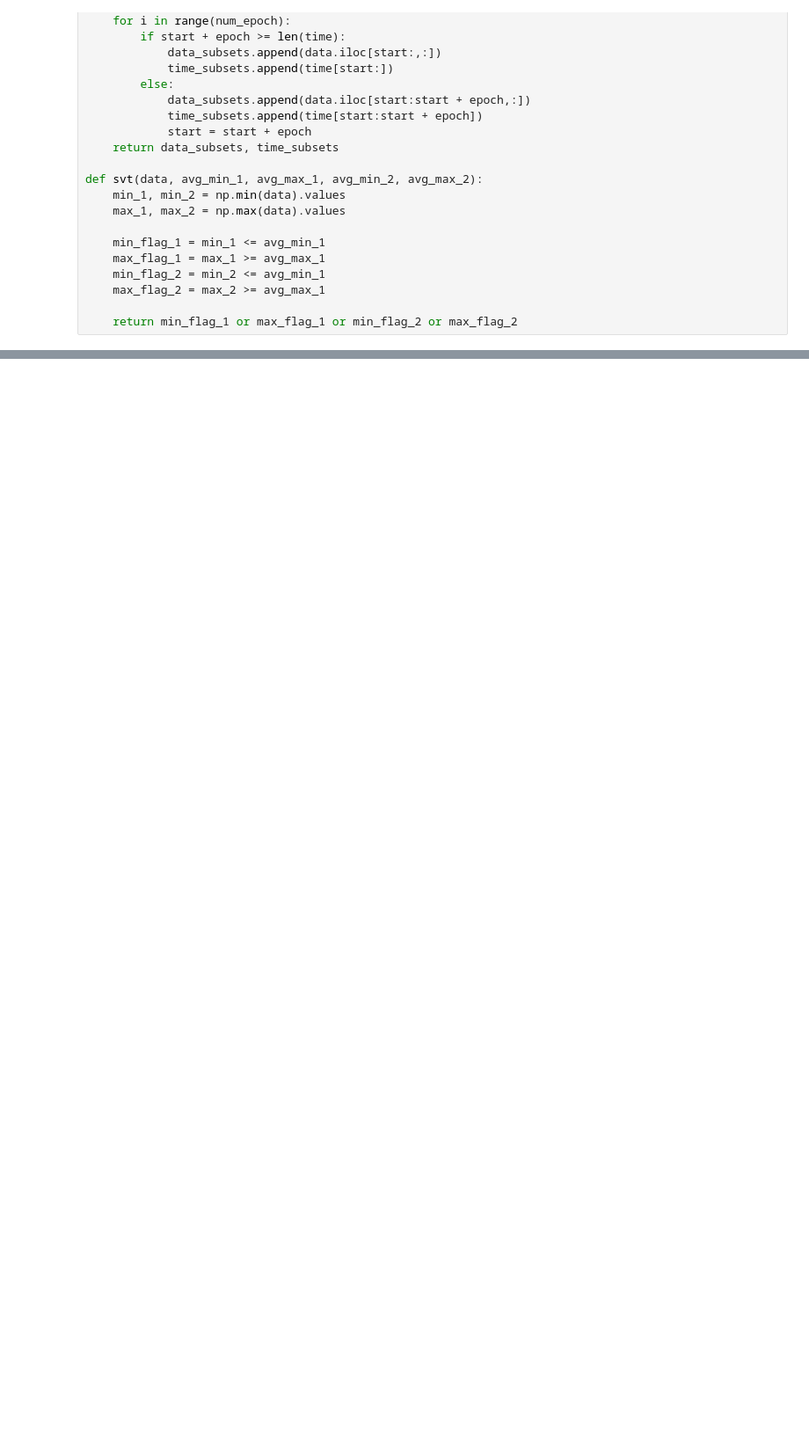
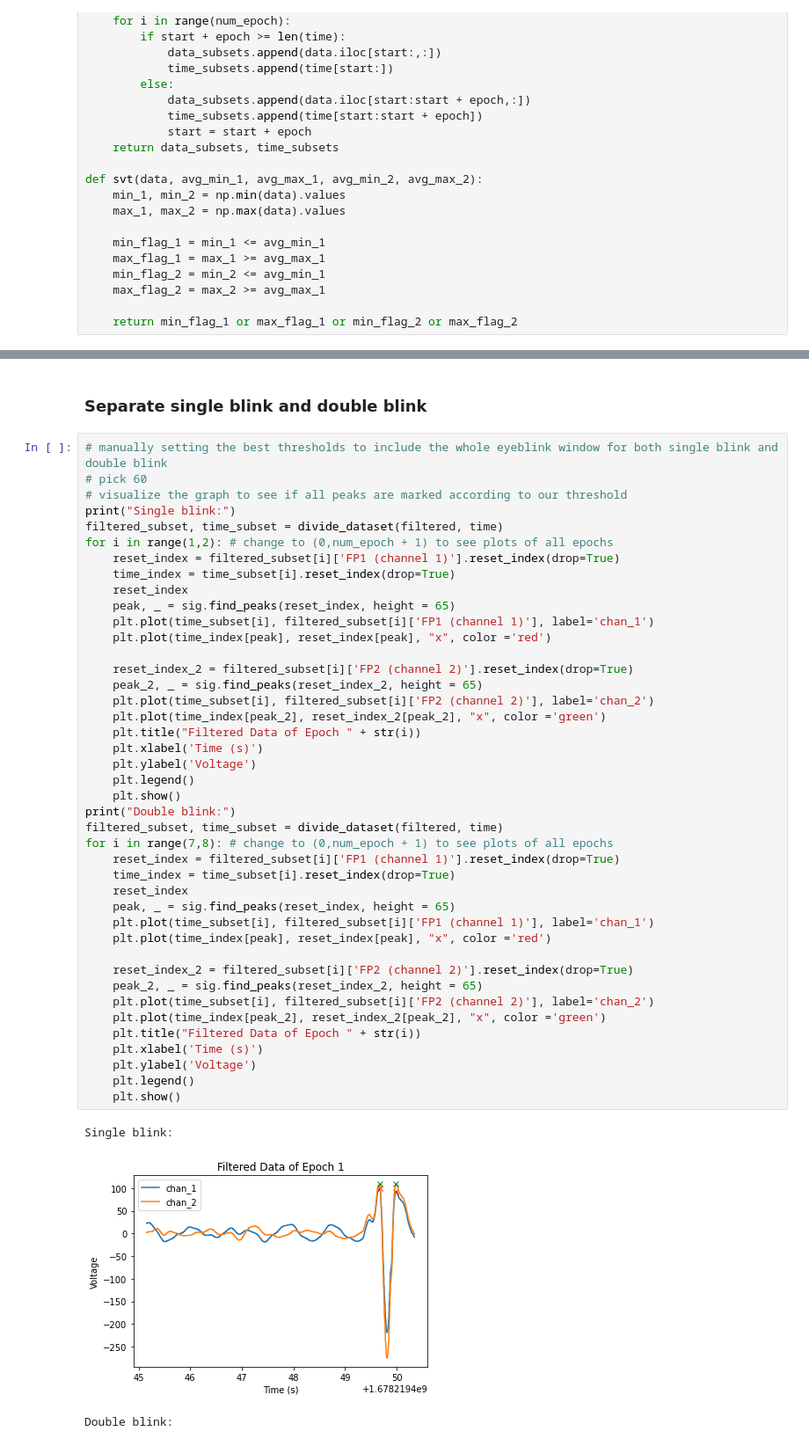
Before and after one commit to zikang-c/COGS-189-Dinosaur-Game-with-Eyeblink, a Jupyter notebook: Preprocess.ipynb, the cells around one changed output, grey strips where cells are left out. Shown: that part at 88% size. Saved outputs shown, nothing was run; the diff lists cells and outputs as text; blank space fills up the shorter version.

```diff
--- a/Preprocess.ipynb
+++ b/Preprocess.ipynb
@@ -254,0 +260,48 @@ In 14 epochs, 13 epochs contain eye blinks: [0, 1, 1, 1, 1, 1, 1, 1, 1, 1, 1, 1,
+# %% [markdown]
+### Separate single blink and double blink
+# %%
+# manually setting the best thresholds to include the whole eyeblink window for both single blink and double blink
+# pick 60
+# visualize the graph to see if all peaks are marked according to our threshold
+print("Single blink:")
+filtered_subset, time_subset = divide_dataset(filtered, time)
+for i in range(1,2): # change to (0,num_epoch + 1) to see plots of all epochs
+    reset_index = filtered_subset[i]['FP1 (channel 1)'].reset_index(drop=True)
+    time_index = time_subset[i].reset_index(drop=True)
+    reset_index
+    peak, _ = sig.find_peaks(reset_index, height = 65)
+    plt.plot(time_subset[i], filtered_subset[i]['FP1 (channel 1)'], label='chan_1')
+    plt.plot(time_index[peak], reset_index[peak], "x", color ='red')
+
+    reset_index_2 = filtered_subset[i]['FP2 (channel 2)'].reset_index(drop=True)
+    peak_2, _ = sig.find_peaks(reset_index_2, height = 65)
+    plt.plot(time_subset[i], filtered_subset[i]['FP2 (channel 2)'], label='chan_2')
+    plt.plot(time_index[peak_2], reset_index_2[peak_2], "x", color ='green')
+    plt.title("Filtered Data of Epoch " + str(i))
+    plt.xlabel('Time (s)')
+    plt.ylabel('Voltage')
+    plt.legend()
+    plt.show()
+print("Double blink:")
+filtered_subset, time_subset = divide_dataset(filtered, time)
+for i in range(7,8): # change to (0,num_epoch + 1) to see plots of all epochs
+    reset_index = filtered_subset[i]['FP1 (channel 1)'].reset_index(drop=True)
+    time_index = time_subset[i].reset_index(drop=True)
+    reset_index
+    peak, _ = sig.find_peaks(reset_index, height = 65)
+    plt.plot(time_subset[i], filtered_subset[i]['FP1 (channel 1)'], label='chan_1')
+    plt.plot(time_index[peak], reset_index[peak], "x", color ='red')
+
+    reset_index_2 = filtered_subset[i]['FP2 (channel 2)'].reset_index(drop=True)
+    peak_2, _ = sig.find_peaks(reset_index_2, height = 65)
+    plt.plot(time_subset[i], filtered_subset[i]['FP2 (channel 2)'], label='chan_2')
+    plt.plot(time_index[peak_2], reset_index_2[peak_2], "x", color ='green')
+    plt.title("Filtered Data of Epoch " + str(i))
+    plt.xlabel('Time (s)')
+    plt.ylabel('Voltage')
+    plt.legend()
+    plt.show()
+# %% [output]
+Single blink:
+[figure, added]
+Double blink:
```
Also changed, not shown: parts of 18 cells of this notebook.
